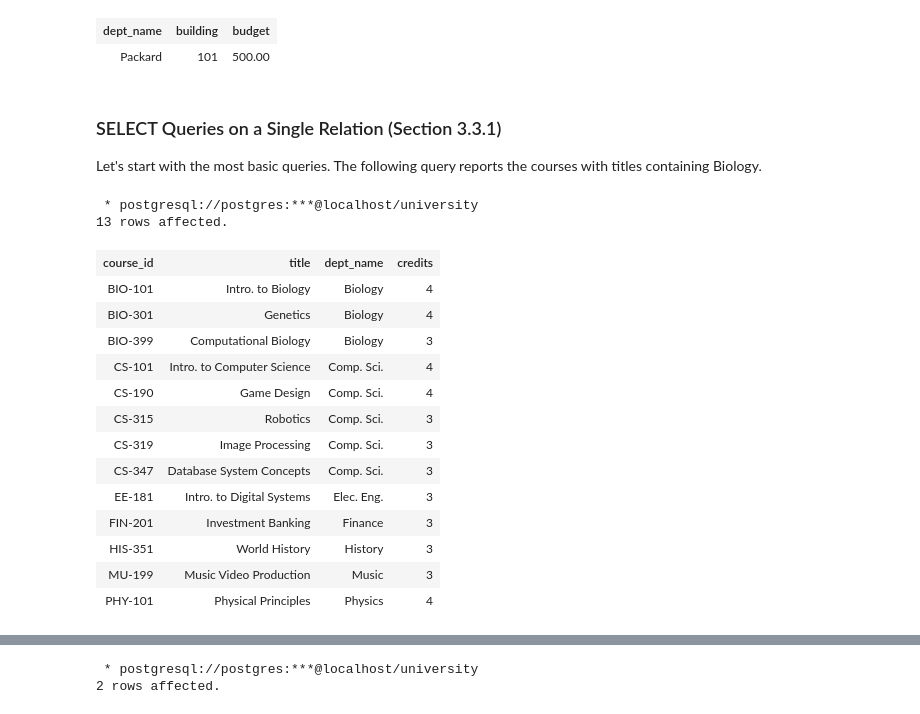
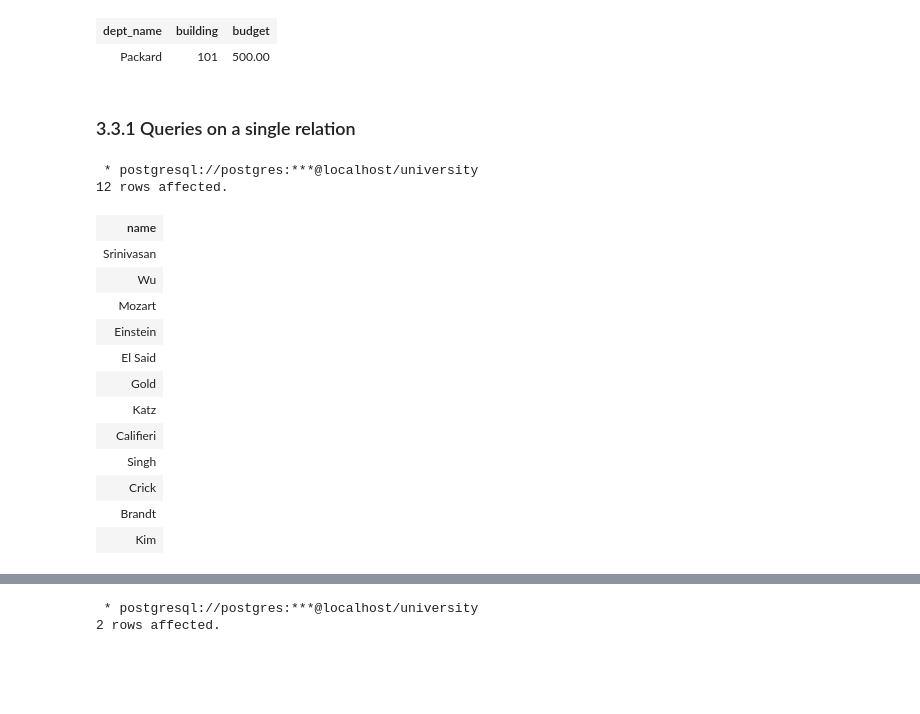
Before and after one commit to gpsaggese/umd_data605, a Jupyter notebook: projects/example1_jupyter_postgres/02-Basics-SQL.ipynb, the cells around one changed output, grey strips where cells are left out. Drawn from its saved outputs; the diff is of its cells as text; code cells hidden in the pictures; blank space fills up the shorter version.

```diff
--- a/projects/example1_jupyter_postgres/02-Basics-SQL.ipynb
+++ b/projects/example1_jupyter_postgres/02-Basics-SQL.ipynb
@@ -252,26 +252,24 @@ Done.
 1 rows affected.
 | dept_name | building | budget |
 | Packard | 101 | 500.00 |
-# %% [markdown]
-### SELECT Queries on a Single Relation (Section 3.3.1)
-Let's start with the most basic queries. The following query reports the courses with titles containing Biology.
+# %% [markdown]
+### 3.3.1 Queries on a single relation
 # %%
 %%sql
-SELECT * FROM course;
+SELECT name FROM instructor;
 # %% [output]
  * postgresql://postgres:***@localhost/university
-13 rows affected.
+12 rows affected.
-| course_id | title | dept_name | credits |
-| BIO-101 | Intro. to Biology | Biology | 4 |
-| BIO-301 | Genetics | Biology | 4 |
-| BIO-399 | Computational Biology | Biology | 3 |
-| CS-101 | Intro. to Computer Science | Comp. Sci. | 4 |
-| CS-190 | Game Design | Comp. Sci. | 4 |
-| CS-315 | Robotics | Comp. Sci. | 3 |
-| CS-319 | Image Processing | Comp. Sci. | 3 |
-| CS-347 | Database System Concepts | Comp. Sci. | 3 |
-| EE-181 | Intro. to Digital Systems | Elec. Eng. | 3 |
-| FIN-201 | Investment Banking | Finance | 3 |
-| HIS-351 | World History | History | 3 |
-| MU-199 | Music Video Production | Music | 3 |
-| PHY-101 | Physical Principles | Physics | 4 |
+| name |
+| Srinivasan |
+| Wu |
+| Mozart |
+| Einstein |
+| El Said |
+| Gold |
+| Katz |
+| Califieri |
+| Singh |
+| Crick |
+| Brandt |
+| Kim |
```
Also changed, not shown: parts of 19 cells of this notebook.
